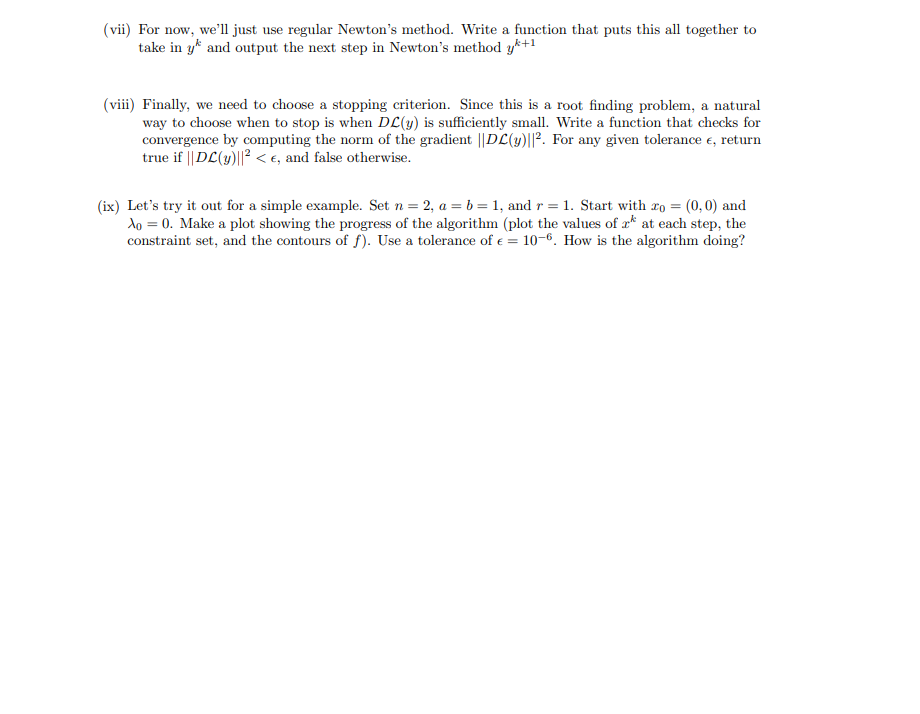
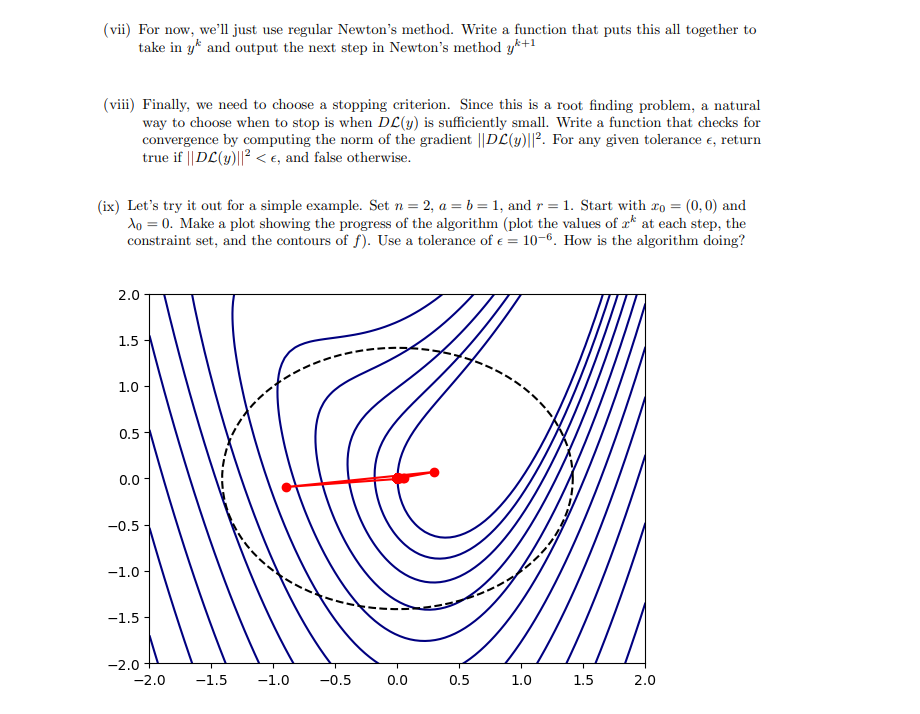
Before and after one commit to ArifShahrin/PS5, a Jupyter notebook: Untitled-2.ipynb, the cells around one changed output. Cells and saved outputs as stored; diff of their text form; code cells hidden in the pictures; blank space fills up the shorter version.

```diff
--- a/Untitled-2.ipynb
+++ b/Untitled-2.ipynb
@@ -157,7 +158,7 @@ Matrix is invertible.
 ![image.png](attachment:image.png)
 The search direction s^k is then calculated as the solution to the linear system D^2L(y^k)s^k = DL(y^k), which is obtained by multiplying the inverse of the Hessian by the gradient. The resulting search direction is returned as output. Note that the output will depend on the implementation of the hessian_DL and gradient_DL functions and may vary each time the code is run.
 # %%
-def search_direction(y, lamda = 0.5, r = 1):
+def search_direction(y, lamda = 0.5, r = 2):
     n = len(y) - 1
     x = y[:n]
     lamda = y[n]
@@ -174,14 +175,14 @@ print(s)
 # %% [markdown]
 ![image.png](attachment:image.png)
 # %%
-def newton_nextstep(y, r=1, alpha=1.0):
+def newton_nextstep(y, r=2, alpha=1.0):
     s = search_direction(y, r)
     y_new = y + alpha * s
     return y_new
 # %% [markdown]
 ![image.png](attachment:image.png)
 # %%
-def check_convergence(y, epsilon =  1e-6, r=1):
+def check_convergence(y, epsilon =  1e-6, r=2):
     gradient = lagrangian_gradient_func(y[:-1], y[-1], r)
     gradient_norm = np.linalg.norm(gradient)
     if gradient_norm < epsilon:
@@ -195,7 +196,7 @@ a = 1
 b = 1
 
 
-def newtons_method(x0, lamda, r=1, epsilon=1e-6, max_iterations=1000):
+def newtons_method(x0, lamda, r=2, epsilon=1e-6, max_iterations=1000):
     y = np.concatenate((x0, [lamda]))
     x_values = [x0]
     for i in range(max_iterations):
@@ -206,34 +207,41 @@ def newtons_method(x0, lamda, r=1, epsilon=1e-6, max_iterations=1000):
     return x_values
 
 ########
-x0 = np.array([2, 0])
+x0 = np.array([0.0000001, 0.000001])
 lamda = 0
-x_values = newtons_method(x0= np.array([2,0]), lamda=0, r=1, epsilon=1e-6)
+x_values = newtons_method(x0= np.array([0.05,0]), lamda=0, r=2, epsilon=1e-6)
 
 def rosenbrock(x, a=1, b=1):
     return sum(a * (1 - x[:-1])**2.0 + b * (x[1:] - x[:-1]**2.0)**2.0)
 # %%
+#plotting
+# Plot the contours of the Rosenbrock function
+r = 2
+# Create a meshgrid for the x and y values
+x = np.linspace(-2, 2, 100)
+y = np.linspace(-3, 3, 100)
+X, Y = np.meshgrid(x, y)
 
+# Evaluate the Rosenbrock function on the meshgrid
+Z = np.zeros_like(X)
+for i in range(X.shape[0]):
+    for j in range(X.shape[1]):
+        Z[i, j] = rosenbrock(np.array([X[i, j], Y[i, j]]))
 
-def plot_results(x_values, r=1):
-    # Plot the contours of the Rosenbrock function
-    x = np.linspace(-2, 2, 100)
-    y = np.linspace(-1, 3, 100)
-    X, Y = np.meshgrid(x, y)
-    Z = rosenbrock(np.column_stack((X.ravel(), Y.ravel())))
-    Z = Z.ravel()
-    Z = Z.reshape(X.shape[0], X.shape[1])
-    plt.contour(X, Y, Z, levels=np.logspace(0, 5, 35), cmap='jet')
+# Plot the contours of the Rosenbrock function
+plt.contour(X, Y, Z, levels=np.logspace(0, 5, 35), cmap='jet')
 
-    # Plot the constraint set
-    theta = np.linspace(0, 2 * np.pi, 100)
-    x_constraint = np.sqrt(r) * np.cos(theta)
-    y_constraint = np.sqrt(r) * np.sin(theta)
-    plt.plot(x_constraint, y_constraint, 'k--')
+# Plot the constraint set
+theta = np.linspace(0, 2 * np.pi, 100)
+x_constraint = np.sqrt(r) * np.cos(theta)
+y_constraint = np.sqrt(r) * np.sin(theta)
+plt.plot(x_constraint, y_constraint, 'k--')
 
-    # Plot the values of x at each iteration
-    x_values = np.array(x_values)
-    plt.plot(x_values[:, 0], x_values[:, 1], 'ro-')
-    plt.xlim(-2, 2)
-    plt.ylim(-1, 3)
-    plt.show()
+# Plot the values of x at each iteration
+x_values = np.array(x_values)
+plt.plot(x_values[:, 0], x_values[:, 1], 'ro-')
+plt.xlim(-2, 2)
+plt.ylim(-2, 2)
+plt.show()
+# %% [output]
+[figure, added]
```
Also changed, not shown: parts of 7 cells of this notebook.
